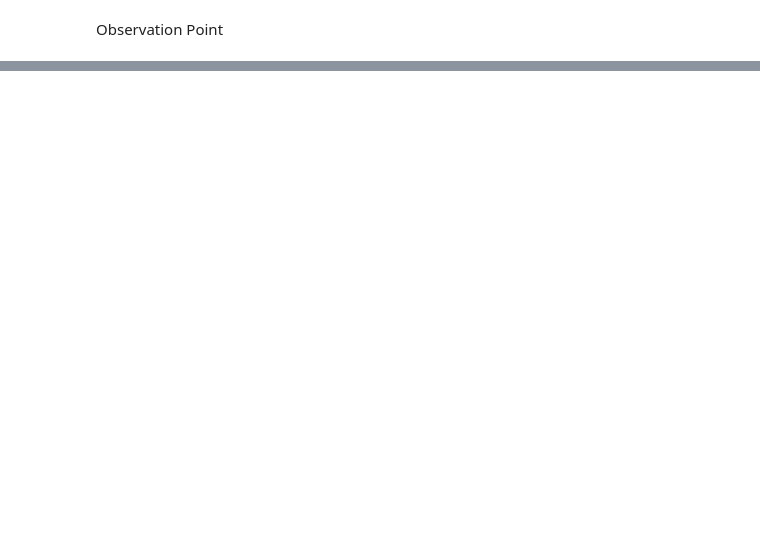
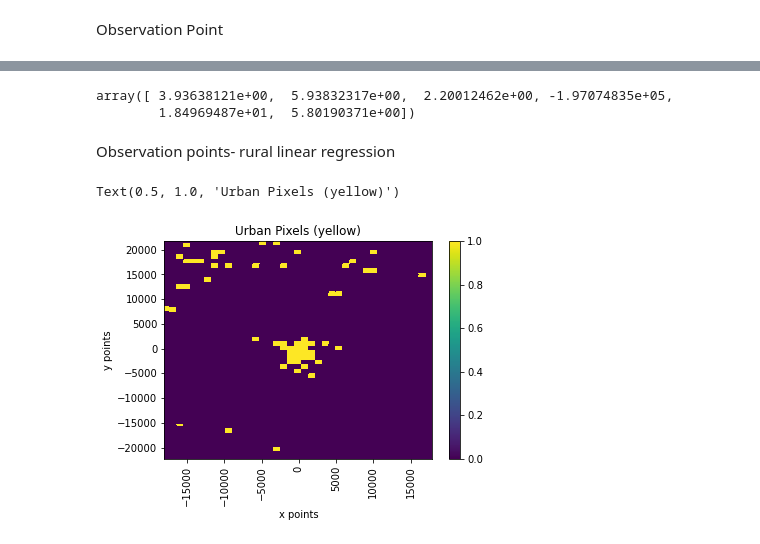
Before and after one commit to SarahBerk-github/MODIS_Gaussian, a Jupyter notebook: GSA_Code_2020_12.ipynb, the cells around one changed output, grey strips where cells are left out. Drawn from its saved outputs; the diff is of its cells as text; code cells hidden in the pictures; blank space fills up the shorter version.

Commit message:
general updates, before the log linear regression stp removed from GSA code

```diff
--- a/GSA_Code_2020_12.ipynb
+++ b/GSA_Code_2020_12.ipynb
@@ -535,0 +710,30 @@ print((min(gdf2['Latitude']), min(gdf2['Longitude'])) , (max(gdf2['Latitude']),
+# %%
+popt
+# %% [output]
+array([ 3.93638121e+00,  5.93832317e+00,  2.20012462e+00, -1.97074835e+05,
+        1.84969487e+01,  5.80190371e+00])
+# %% [markdown]
+Observation points- rural linear regression
+# %%
+####  OBSERVATION POINT   #####
+
+#Look at urban land cover
+#get the points into the correct format
+x_lu = gdf2['x_points'].values
+y_lu = gdf2['y_points'].values
+U_lu = gdf2['is_urban'].values
+
+X_lu,Y_lu = np.meshgrid(x_lu,y_lu)
+Z_lu = scipy.interpolate.griddata((x_lu, y_lu), U_lu, (X_lu,Y_lu), method='nearest')
+
+#Make plot
+#Colour mesh plot
+plt.pcolormesh(X_lu,Y_lu, Z_lu)
+plt.colorbar()
+plt.xlabel('x points')
+plt.xticks(rotation=90)
+plt.ylabel('y points')
+plt.title('Urban Pixels (yellow)')
+# %% [output]
+Text(0.5, 1.0, 'Urban Pixels (yellow)')
+[figure, added]
```
Also changed, not shown: parts of 34 cells of this notebook, 2 other files.
